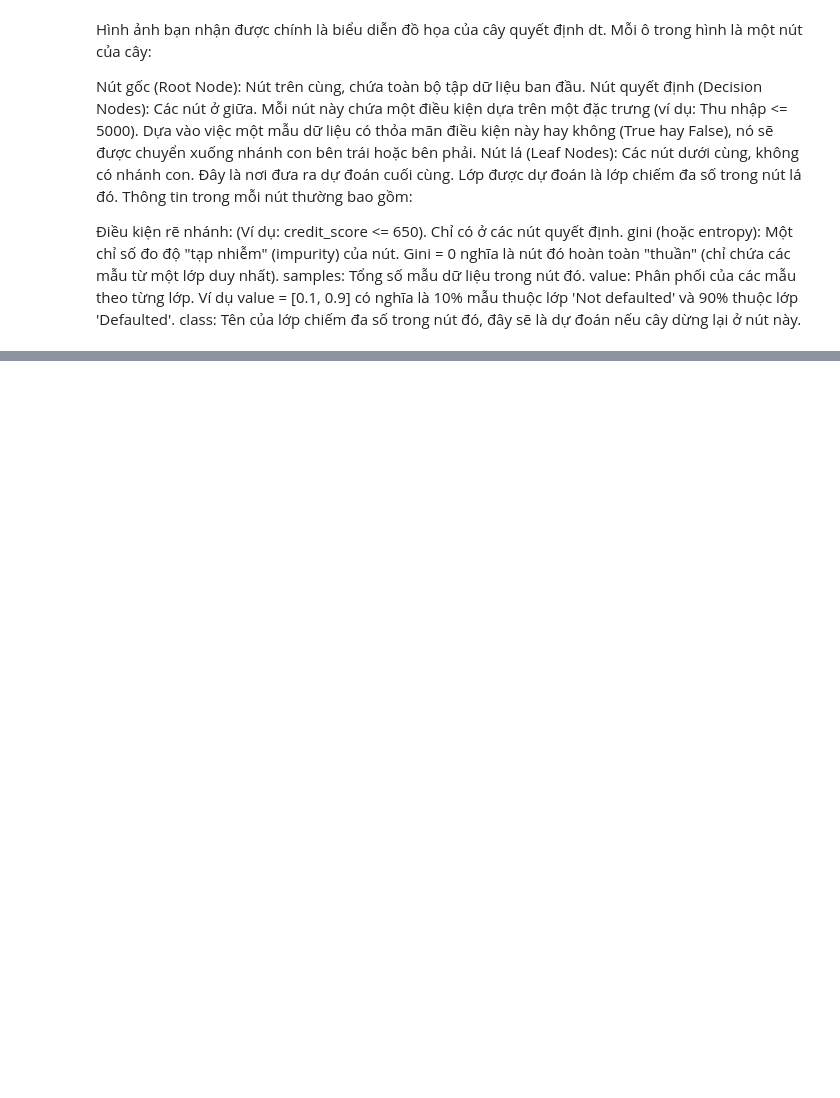
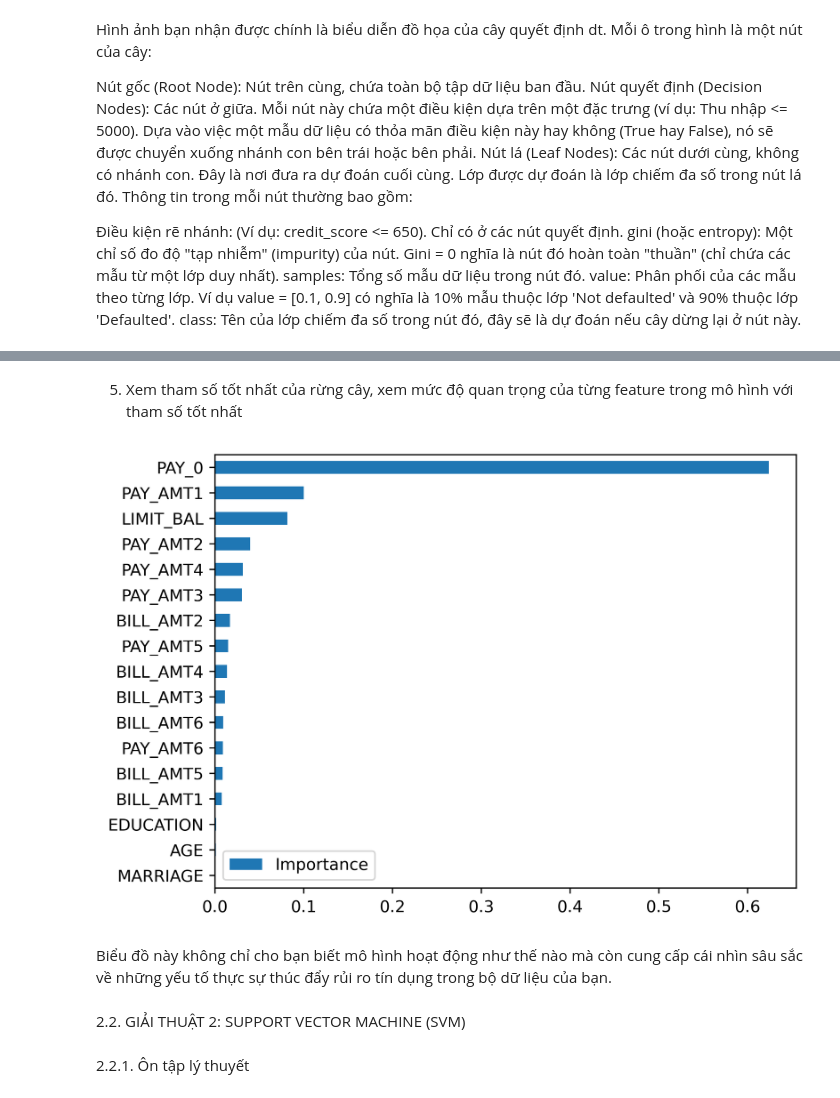
Before and after one commit to tranquocha2005/PTDL-SGU_2025, a Jupyter notebook: Tuan8_PRACTICE_BASIC_CLASSIFICATION_ALGORITHM/lab1.ipynb, the cells around one changed output, grey strips where cells are left out. Saved outputs shown, nothing was run; the diff lists cells and outputs as text; code cells hidden in the pictures; blank space fills up the shorter version.

```diff
--- a/Tuan8_PRACTICE_BASIC_CLASSIFICATION_ALGORITHM/lab1.ipynb
+++ b/Tuan8_PRACTICE_BASIC_CLASSIFICATION_ALGORITHM/lab1.ipynb
@@ -427,0 +474,9 @@ class: Tên của lớp chiếm đa số trong nút đó, đây sẽ là dự đ
+# %%
+from sklearn.model_selection import GridSearchCV
+from sklearn.ensemble import RandomForestClassifier
+rf = RandomForestClassifier\
+(n_estimators=10, criterion='gini', max_depth=3,
+min_samples_split=2, min_samples_leaf=1, min_weight_fraction_leaf=0.0,
+max_features='sqrt', max_leaf_nodes=None, min_impurity_decrease=0.0,
+bootstrap=True, oob_score=False, n_jobs=None,
+random_state=4, verbose=0, warm_start=False, class_weight=None)
@@ -427,0 +534,23 @@ class: Tên của lớp chiếm đa số trong nút đó, đây sẽ là dự đ
+# %% [markdown]
+5. Xem tham số tốt nhất của rừng cây, xem mức độ quan trọng của từng feature trong mô hình với tham
+số tốt nhất
+# %%
+# {'n_estimators': 50}
+# 1. Lấy ra tham số tốt nhất (để xác nhận)
+cv_rf_ex.best_params_
+# the feature names and importances
+# 2. Trích xuất "Mức độ quan trọng của đặc trưng"
+feat_imp_df = pd.DataFrame({
+'Importance':cv_rf_ex.best_estimator_.feature_importances_},
+index=features_response[:-1])
+# 3. Sắp xếp và vẽ biểu đồ
+feat_imp_df.sort_values('Importance', ascending=True).plot.barh()
+plt.show()
+# %% [output]
+[figure, added]
+# %% [markdown]
+Biểu đồ này không chỉ cho bạn biết mô hình hoạt động như thế nào mà còn cung cấp cái nhìn sâu sắc về những yếu tố thực sự thúc đẩy rủi ro tín dụng trong bộ dữ liệu của bạn.
+# %% [markdown]
+2.2. GIẢI THUẬT 2: SUPPORT VECTOR MACHINE (SVM)
+# %% [markdown]
+2.2.1. Ôn tập lý thuyết
```
Also changed, not shown: parts of 23 cells of this notebook.
